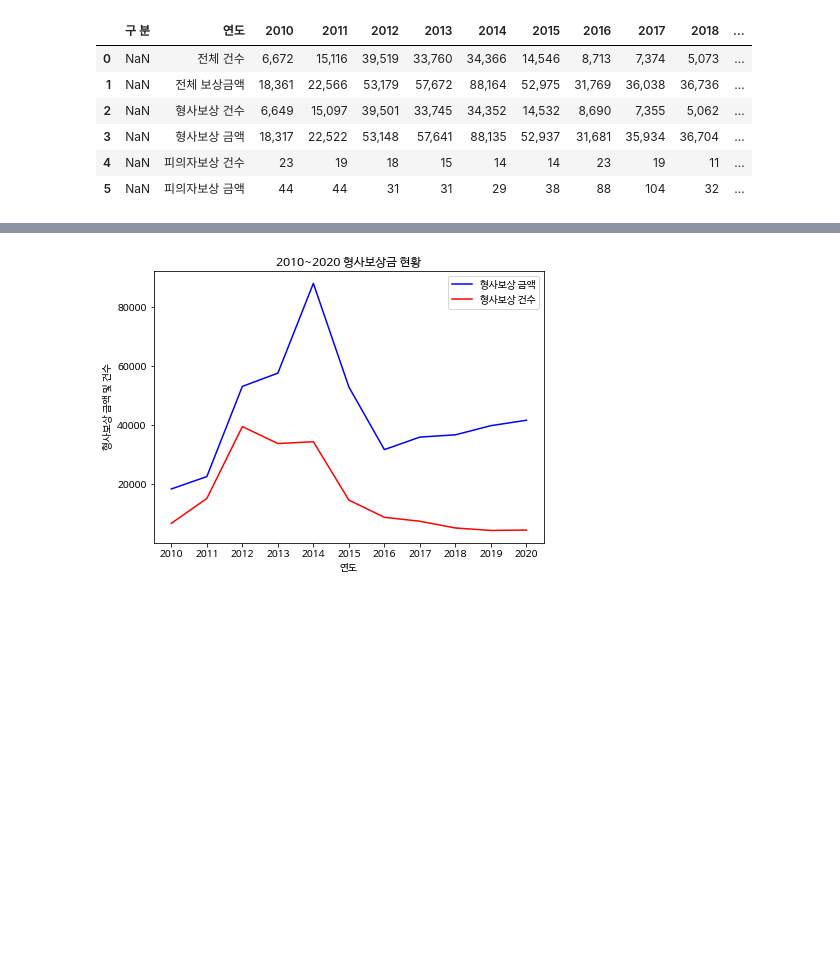
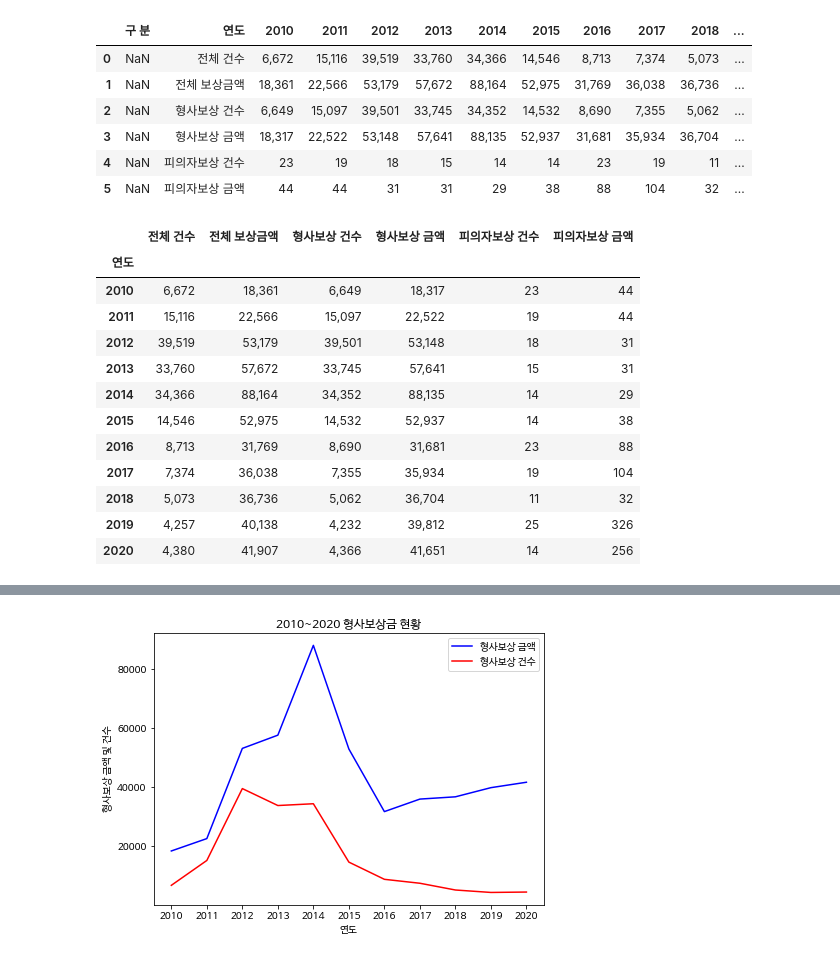
Before and after one commit to gabychoi/MultimediaJournalism, a Jupyter notebook: datice.ipynb, the cells around one changed output, grey strips where cells are left out. Cells and saved outputs as stored; diff of their text form; code cells hidden in the pictures; blank space fills up the shorter version.

```diff
--- a/datice.ipynb
+++ b/datice.ipynb
@@ -58,6 +58,30 @@ copy_data
 | 3 | NaN | 형사보상 금액 | 18,317 | 22,522 | 53,148 | 57,641 | 88,135 | 52,937 | 31,681 | 35,934 | 36,704 | ... |
 | 4 | NaN | 피의자보상 건수 | 23 | 19 | 18 | 15 | 14 | 14 | 23 | 19 | 11 | ... |
 | 5 | NaN | 피의자보상 금액 | 44 | 44 | 31 | 31 | 29 | 38 | 88 | 104 | 32 | ... |
+# %%
+# 재원 버전
+aaa = copy_data.iloc[:, 1:].T
+col = aaa.iloc[0, :].to_list()
+
+df = aaa.iloc[1:, :]
+df.columns = col
+
+df.index.name = '연도'
+display(df)
+# %% [output]
+|  | 전체 건수 | 전체 보상금액 | 형사보상 건수 | 형사보상 금액 | 피의자보상 건수 | 피의자보상 금액 |
+| 연도 |  |  |  |  |  |  |
+| 2010 | 6,672 | 18,361 | 6,649 | 18,317 | 23 | 44 |
+| 2011 | 15,116 | 22,566 | 15,097 | 22,522 | 19 | 44 |
+| 2012 | 39,519 | 53,179 | 39,501 | 53,148 | 18 | 31 |
+| 2013 | 33,760 | 57,672 | 33,745 | 57,641 | 15 | 31 |
+| 2014 | 34,366 | 88,164 | 34,352 | 88,135 | 14 | 29 |
+| 2015 | 14,546 | 52,975 | 14,532 | 52,937 | 14 | 38 |
+| 2016 | 8,713 | 31,769 | 8,690 | 31,681 | 23 | 88 |
+| 2017 | 7,374 | 36,038 | 7,355 | 35,934 | 19 | 104 |
+| 2018 | 5,073 | 36,736 | 5,062 | 36,704 | 11 | 32 |
+| 2019 | 4,257 | 40,138 | 4,232 | 39,812 | 25 | 326 |
+| 2020 | 4,380 | 41,907 | 4,366 | 41,651 | 14 | 256 |
 # %%
 # 연도별 보상금 데이터프레임 생성
 data = {
```
Also changed, not shown: parts of 3 cells of this notebook.
